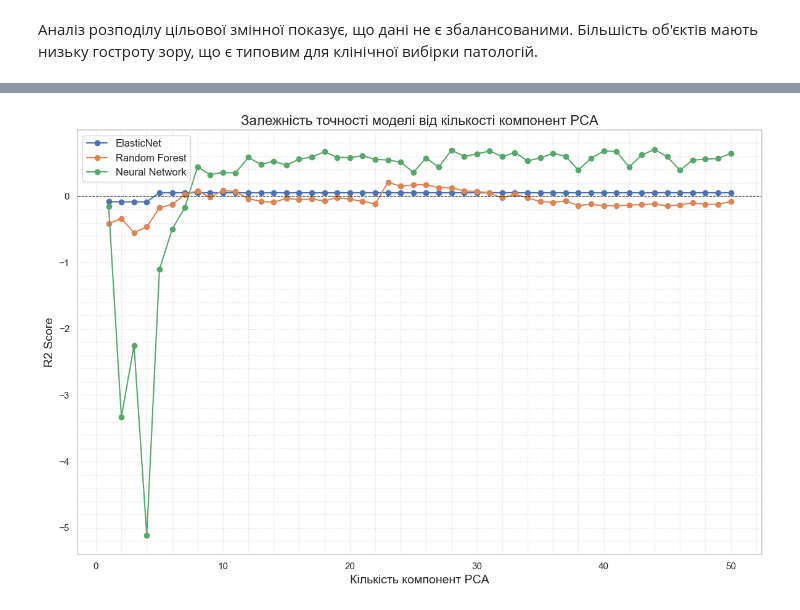
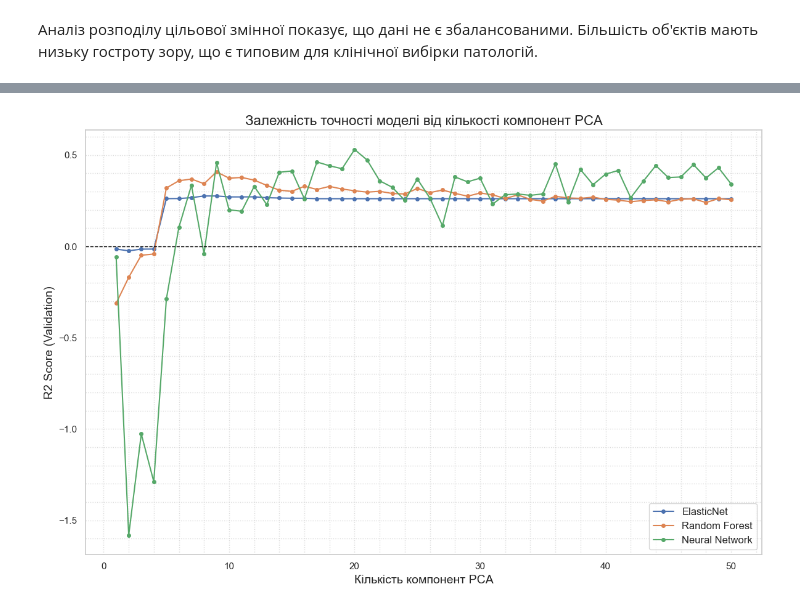
Before and after one commit to romaro23/SightRegression, a Jupyter notebook: regression.ipynb, the cells around one changed output, grey strips where cells are left out. Drawn from its saved outputs; the diff is of its cells as text; code cells hidden in the pictures.

```diff
--- a/regression.ipynb
+++ b/regression.ipynb
@@ -102,7 +108,17 @@ plt.show()
 # %%
-elastic = ElasticNet()
+elastic_pipe = Pipeline([
+    ('imputer', SimpleImputer(strategy='median')),
+    ('scaler', StandardScaler()),
+    ('model', ElasticNet(random_state=42))
+])
 
-r2_train_elastic, r2_val_elastic = fit_and_evaluate(elastic, x_train, y_train)
+log_target_pipe = TransformedTargetRegressor(
+    regressor=elastic_pipe,
+    func=np.log1p,
+    inverse_func=np.expm1
+)
+
+r2_train_elastic, r2_val_elastic = fit_and_evaluate(log_target_pipe, x_train, y_train, groups=groups_train)
 
 print("ElasticNet:")
 print(f"   Train R2: {r2_train_elastic:.4f}")
@@ -264,37 +422,51 @@ comparison_plot(results)
+# %%
+rf = RandomForestRegressor(n_estimators=500, random_state=42, min_samples_split=5, min_samples_leaf=2, max_features='sqrt', max_depth=10)
+elastic = ElasticNet(random_state=42, alpha=0.01767, l1_ratio=0.95, max_iter=5000)
+nn = MLPRegressor(activation='tanh', solver='lbfgs', max_iter=20000, random_state=42, alpha=0.0726, learning_rate_init=0.0012, hidden_layer_sizes=(30, 15))
 # %%
 n_components_range = range(1, 51, 1)
 
 scores = {'ElasticNet': [], 'Random Forest': [], 'Neural Network': []}
 
 models = {
     'ElasticNet': elastic,
     'Random Forest': rf,
     'Neural Network': nn
 }
 
-for n in n_components_range:
-    pca = PCA(n_components=n)
-    x_pca = pca.fit_transform(x_train_scaled)
-
-    kf = KFold(n_splits=5, shuffle=True, random_state=42)
+for n in tqdm(n_components_range, desc="Аналіз компонент PCA"):
 
     for name, model in models.items():
-        _, r2_val = fit_and_evaluate(model, x_pca, y_train)
+        pipe = Pipeline([
+            ('imputer', SimpleImputer(strategy='median')),
+            ('scaler', StandardScaler()),
+            ('pca', PCA(n_components=n)),
+            ('model', model)
+        ])
+
+        log_target_pipe = TransformedTargetRegressor(
+            regressor=pipe,
+            func=np.log1p,
+            inverse_func=np.expm1
+        )
+        _, r2_val = fit_and_evaluate(log_target_pipe, x_train, y_train, groups=groups_train)
+
         scores[name].append(r2_val)
 
+sns.set_theme(style="whitegrid")
 plt.figure(figsize=(12, 8))
 
 for name, score_list in scores.items():
-    plt.plot(n_components_range, score_list, marker='o', label=name)
+    plt.plot(n_components_range, score_list, marker='o', markersize=4, label=name)
 
 plt.title('Залежність точності моделі від кількості компонент PCA', fontsize=16)
 plt.xlabel('Кількість компонент PCA', fontsize=14)
-plt.ylabel('R2 Score', fontsize=14)
-plt.axhline(0, color='black', linewidth=0.8, linestyle='--')
+plt.ylabel('R2 Score (Validation)', fontsize=14)
+plt.axhline(0, color='black', linewidth=1, linestyle='--')
 plt.grid(True, which='both', linestyle=':', alpha=0.7)
 plt.minorticks_on()
 plt.legend(fontsize=12)
 plt.tight_layout()
 plt.show()
 # %% [output]
-[figure, old version]
+[figure, new version]
```
Also changed, not shown: parts of 41 cells of this notebook, 2 other files.
